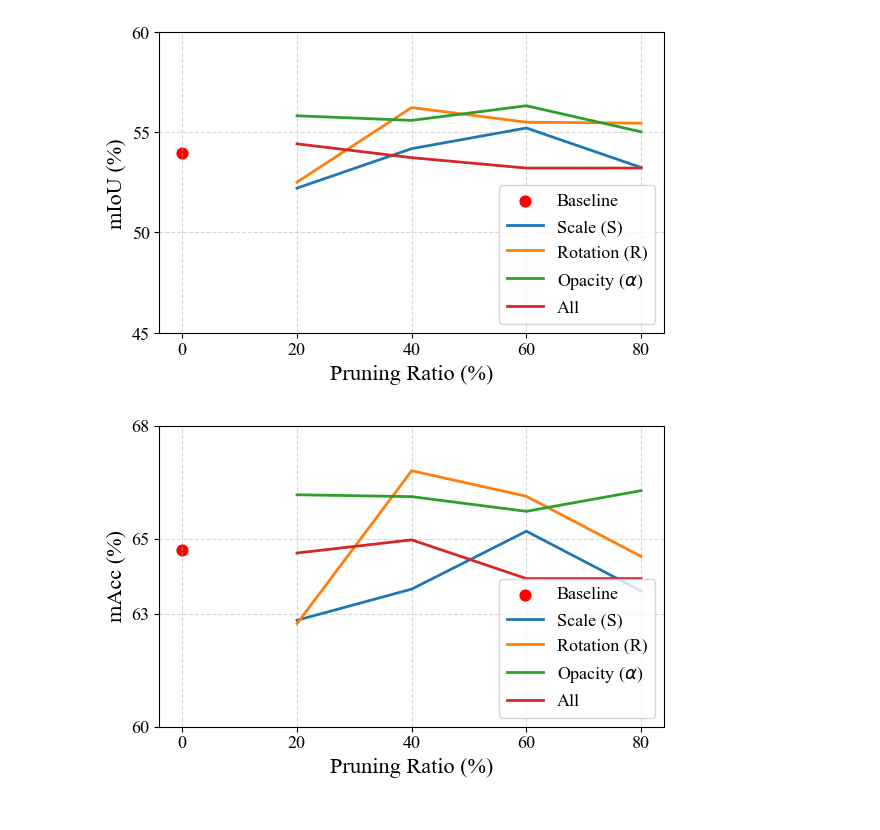
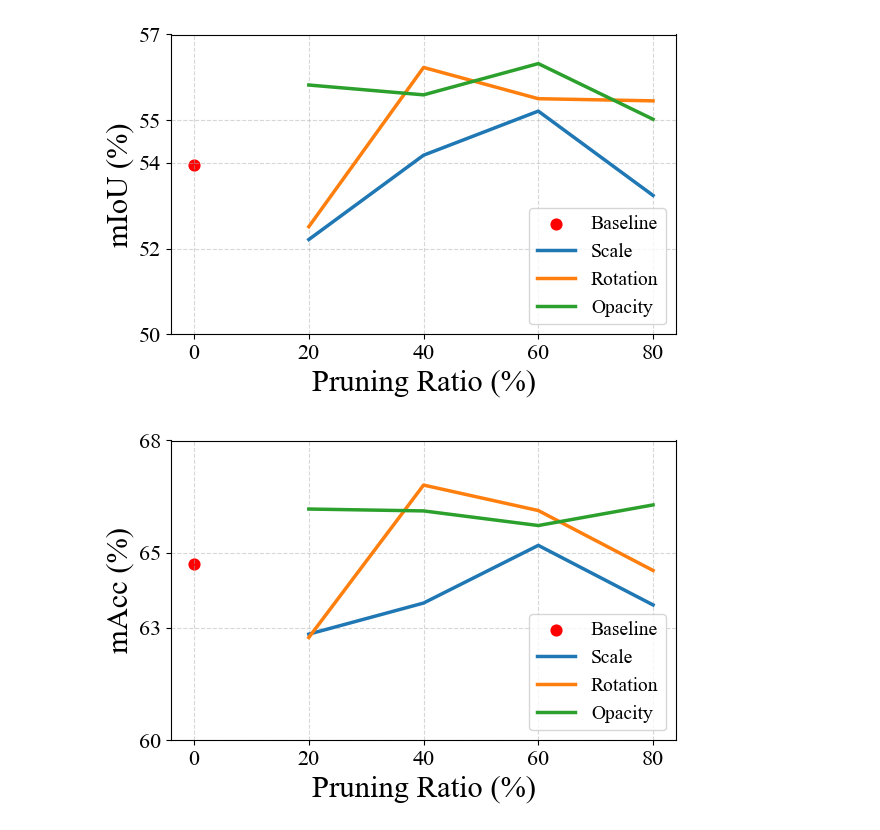
Before and after one commit to hojunking/gaussian-point-sampler, a Jupyter notebook: visualization/results_visualization.ipynb, the cells around one changed output. Drawn from its saved outputs; the diff is of its cells as text; code cells hidden in the pictures.

```diff
--- a/visualization/results_visualization.ipynb
+++ b/visualization/results_visualization.ipynb
@@ -12,47 +12,47 @@ baseline = 0.5395 * 100
 baseline_x = 0
 
 opacity_x = [20, 40, 60, 80]
 opacity_y = [0.5582, 0.5559, 0.5632, 0.5502]
 opacity_y = [y * 100 for y in opacity_y]
 
 rotation_x = [20, 40, 60, 80]
 rotation_y = [0.5251, 0.5623, 0.5550, 0.5545]
 rotation_y = [y * 100 for y in rotation_y]
 
 scale_x = [20, 40, 60, 80]
 scale_y = [0.5221, 0.5418, 0.5521, 0.5324]
 scale_y = [y * 100 for y in scale_y]
 
-all_x = [20, 40, 60, 80]
-all_y = [0.5442, 0.5373, 0.5321, 0.5321]
-all_y = [y * 100 for y in all_y]
+# all_x = [20, 40, 60, 80]
+# all_y = [0.5442, 0.5373, 0.5321, 0.5321]
+# all_y = [y * 100 for y in all_y]
 
 # Plotting
 plt.figure(figsize=(6, 4))
 
 l0 = plt.scatter([baseline_x], [baseline], color='red', s=60, label='Baseline')
-l1, = plt.plot(scale_x, scale_y, linewidth=2, label='Scale (S)')
-l2, = plt.plot(rotation_x, rotation_y, linewidth=2, label='Rotation (R)')
-l3, = plt.plot(opacity_x, opacity_y, linewidth=2, label=r'Opacity ($\alpha$)')
-l4, = plt.plot(all_x, all_y, linewidth=2, label='All')
+l1, = plt.plot(scale_x, scale_y, linewidth=2.5, label='Scale')
+l2, = plt.plot(rotation_x, rotation_y, linewidth=2.5, label='Rotation')
+l3, = plt.plot(opacity_x, opacity_y, linewidth=2.5, label='Opacity')
+#l4, = plt.plot(all_x, all_y, linewidth=2, label='All')
 
 # Y-axis ticks: 10단위 + 40~60 세부 5단위 추가
-yticks = [45, 50, 55, 60]
+yticks = [50, 52, 54, 55, 57]
 
 # Axes and formatting
-plt.xlabel('Pruning Ratio (%)', fontsize=16)
-plt.ylabel('mIoU (%)', fontsize=16)
-plt.xticks([0, 20, 40, 60, 80])
-plt.yticks(yticks)
+plt.xlabel('Pruning Ratio (%)', fontsize=22)
+plt.ylabel('mIoU (%)', fontsize=22)
+plt.xticks([0, 20, 40, 60, 80], fontsize=16)
+plt.yticks(yticks, fontsize=16)
 plt.grid(True, linestyle='--', alpha=0.5)
 
 # Custom legend order
-plt.legend(handles=[l0, l1, l2, l3, l4])
+plt.legend(handles=[l0, l1, l2, l3], fontsize=14)
 
 plt.tight_layout()
 plt.show()
 # %% [output]
-[figure, old version]
+[figure, new version]
 # %%
 plt.rcParams.update({
     "font.size": 14,              # 전체 기본 폰트 크기
@@ -82,33 +82,33 @@ scale_x = [20, 40, 60, 80]
 scale_y = [0.6283, 0.6366, 0.6520, 0.6361]
 scale_y = [y * 100 for y in scale_y]
 
-all_x = [20, 40, 60, 80]
-all_y = [0.6462, 0.6497, 0.6394, 0.6394]
-all_y = [y * 100 for y in all_y]
+# all_x = [20, 40, 60, 80]
+# all_y = [0.6462, 0.6497, 0.6394, 0.6394]
+# all_y = [y * 100 for y in all_y]
 
 # Plotting
 plt.figure(figsize=(6, 4))
 
 l0 = plt.scatter([baseline_x], [baseline], color='red', s=60, label='Baseline')
-l1, = plt.plot(scale_x, scale_y, linewidth=2, label='Scale (S)')
-l2, = plt.plot(rotation_x, rotation_y, linewidth=2, label='Rotation (R)')
-l3, = plt.plot(opacity_x, opacity_y, linewidth=2, label=r'Opacity ($\alpha$)')
-l4, = plt.plot(all_x, all_y, linewidth=2, label='All')
+l1, = plt.plot(scale_x, scale_y, linewidth=2.5, label='Scale')
+l2, = plt.plot(rotation_x, rotation_y, linewidth=2.5, label='Rotation')
+l3, = plt.plot(opacity_x, opacity_y, linewidth=2.5, label='Opacity')
+#l4, = plt.plot(all_x, all_y, linewidth=2, label='All')
 
 # Y-axis ticks
 yticks = [60, 63, 65, 68]
 
 # Formatting
-plt.xlabel('Pruning Ratio (%)', fontsize=16)
-plt.ylabel('mAcc (%)', fontsize=16)
-plt.xticks([0, 20, 40, 60, 80])
-plt.yticks(yticks)
+plt.xlabel('Pruning Ratio (%)', fontsize=22)
+plt.ylabel('mAcc (%)', fontsize=22)
+plt.xticks([0, 20, 40, 60, 80],fontsize=16)
+plt.yticks(yticks, fontsize=16)
 plt.grid(True, linestyle='--', alpha=0.5)
-plt.legend(handles=[l0, l1, l2, l3, l4])
+plt.legend(handles=[l0, l1, l2, l3], fontsize=14)
 plt.tight_layout()
 plt.show()
 # %% [output]
-[figure, old version]
+[figure, new version]
 # %%
 import matplotlib.pyplot as plt
 
```
Also changed, not shown: parts of 1 cell of this notebook, 11 other files.
